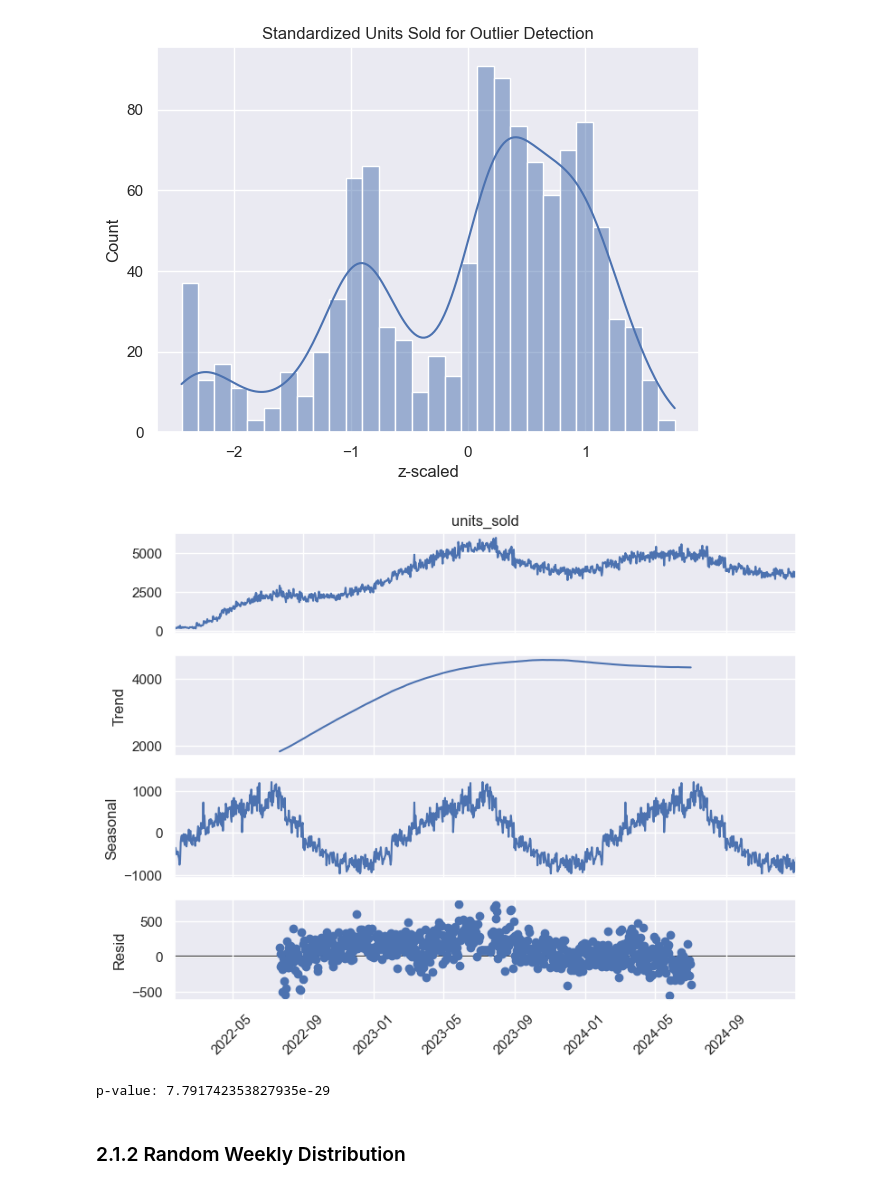
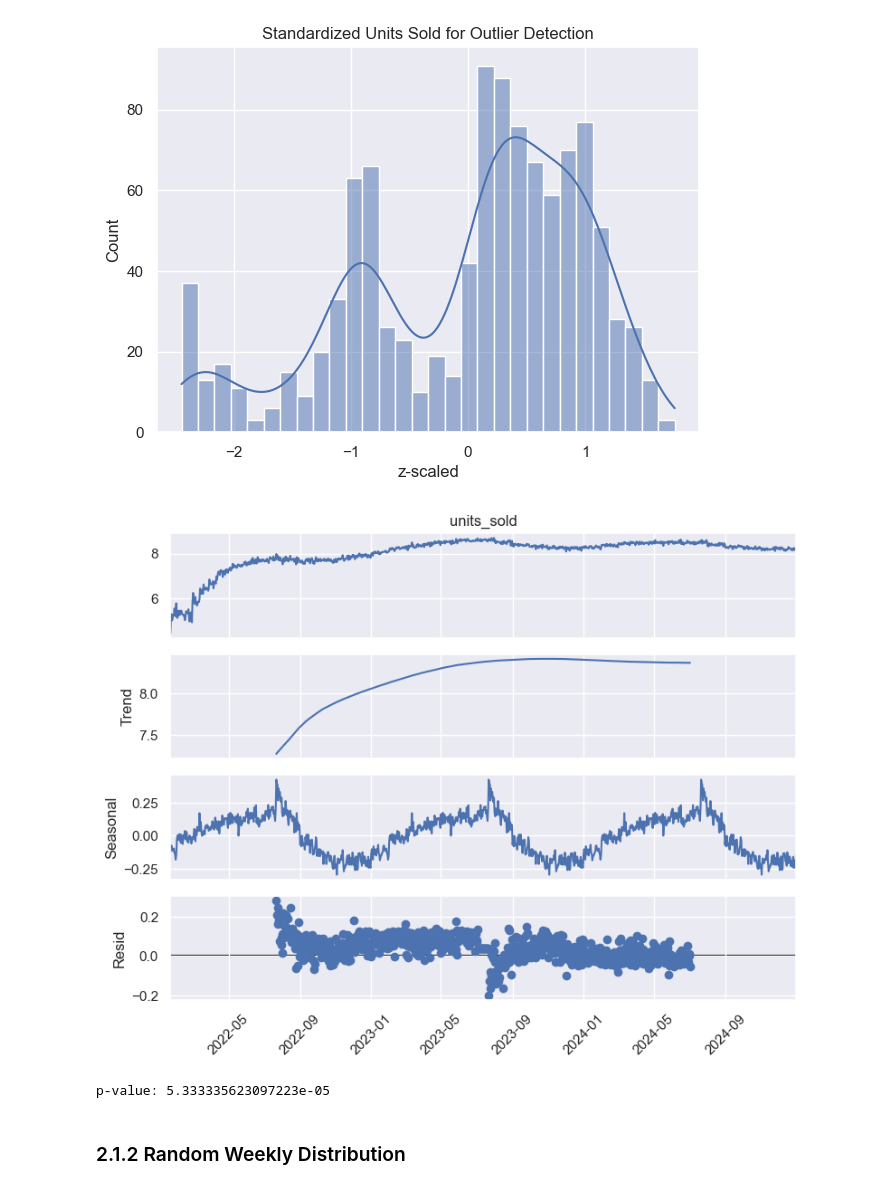
Before and after one commit to emsif84/sales_forecasting, a Jupyter notebook: Forecasting/1_eda/eda.ipynb, the cells around one changed output. Cells and saved outputs as stored; diff of their text form; code cells hidden in the pictures.

Commit message:
log data

```diff
--- a/Forecasting/1_eda/eda.ipynb
+++ b/Forecasting/1_eda/eda.ipynb
@@ -117,29 +117,33 @@ plt.xlabel("z-scaled");
 [figure]
 # %%
 # Decomposition
+data_resample_daily_log = np.log(data_resample_daily)
 from statsmodels.tsa.seasonal import seasonal_decompose
-result = seasonal_decompose(data_resample_daily, model="additive", period=365)
+result = seasonal_decompose(data_resample_daily_log, model="additive", period=365)
 plt.rcParams["figure.figsize"] = (8,6)
 result.plot()
 plt.xticks(rotation=45);
 # %% [output]
-[figure, old version]
+[figure, new version]
 # %%
 # Check for Stationarity: ADF-Test
+
+# Extract trend and seasonality
 trend = result.trend
 seasonal = result.seasonal
 
-seasonal_decompose = data_resample_daily - seasonal
+# Deseasoning
+seasonal_decompose = data_resample_daily_log - seasonal
 
-# Erste Differenz der dekomponierten Daten bilden
+# Decompose -> Detrending
 data_decompose = seasonal_decompose.diff(1).dropna()
 
-# Erneuter ADF-Test
+# ADF-Test
 from statsmodels.tsa.stattools import adfuller
 result_adf = adfuller(data_decompose)
 print(f'p-value: {result_adf[1]}')
 # %% [output]
-p-value: 7.791742353827935e-29
+p-value: 5.333335623097223e-05
 # %% [markdown]
 ### 2.1.2 Random Weekly Distribution
 # %%
```
Also changed, not shown: parts of 1 cell of this notebook.
